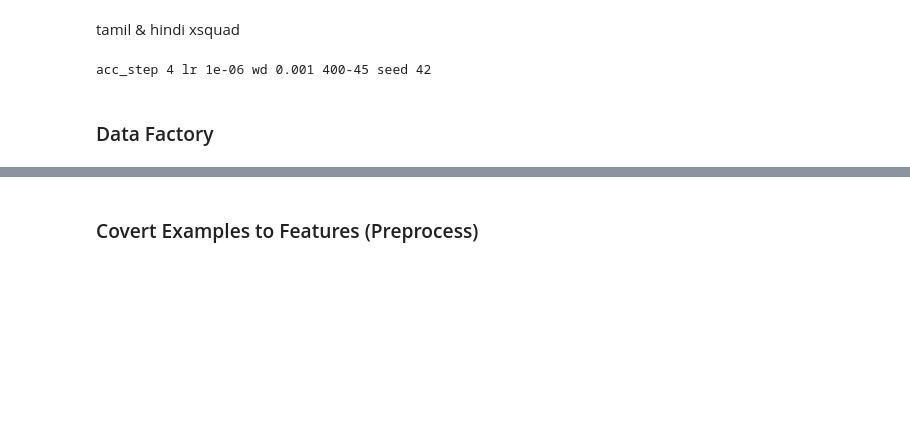
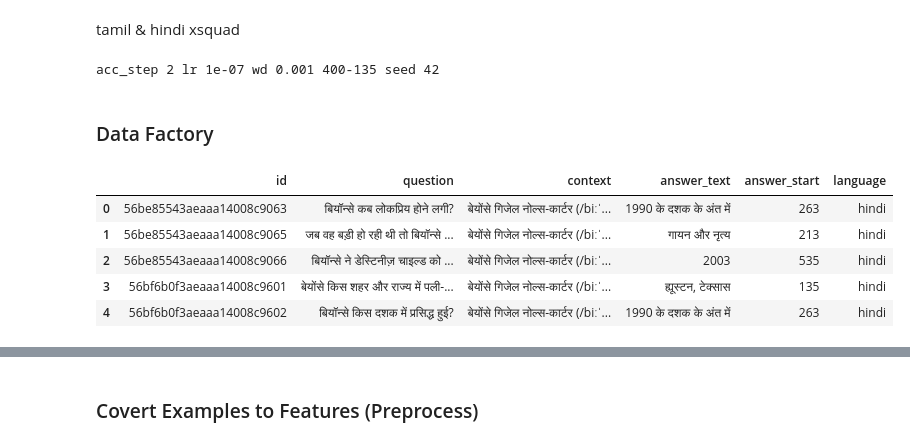
Before and after one commit to aruaru0/kaggle_colab_notebooks_no01, a Jupyter notebook: chaii_qa_5_fold_xlmroberta_torch_fit_multi_sample_dropout.ipynb, the cells around one changed output, grey strips where cells are left out. Drawn from its saved outputs; the diff is of its cells as text; code cells hidden in the pictures; blank space fills up the shorter version.

```diff
--- a/chaii_qa_5_fold_xlmroberta_torch_fit_multi_sample_dropout.ipynb
+++ b/chaii_qa_5_fold_xlmroberta_torch_fit_multi_sample_dropout.ipynb
@@ -284,23 +283,23 @@ class Config:
     fp16 = True if APEX_INSTALLED else False
     fp16_opt_level = "O1"
 
-    gradient_accumulation_steps =  4#@param {type:"integer"}
+    gradient_accumulation_steps =  2#@param {type:"integer"}
 
     # tokenizer
     tokenizer_name = "../input/xlm-roberta-squad2/deepset/xlm-roberta-large-squad2"
 #    max_seq_length = 384
 #    doc_stride = 128
     max_seq_length =  400#@param {type:"integer"}
-    doc_stride =  45#@param {type:"integer"}
+    doc_stride =  135#@param {type:"integer"}
 
     # train
-    epochs =  7#@param {type:"integer"}
+    epochs =  12#@param {type:"integer"}
     train_batch_size = 4
     eval_batch_size = 8
 
     # optimizer
     optimizer_type = 'AdamW'
-    learning_rate =  1e-6#@param {type:"number"}
+    learning_rate =  1e-7#@param {type:"number"}
     weight_decay =   1e-3#@param {type:"number"}
     epsilon = 1e-10 #@param {type:"number"}
     max_grad_norm = 1.0 #@param {type:"number"}
@@ -308,7 +307,7 @@ class Config:
     # scheduler
     decay_name = 'linear-warmup'
     warmup_ratio = 0.1
-    scheduler_step = 7#@param {type:"integer"}
+    scheduler_step = 12#@param {type:"integer"}
 
     # logging
     ####logging_steps = 10
@@ -323,7 +322,7 @@ print("acc_step", Config.gradient_accumulation_steps,
       "{}-{}".format(Config.max_seq_length, Config.doc_stride),
       "seed", Config.seed)
 # %% [output]
-acc_step 4 lr 1e-06 wd 0.001 400-45 seed 42
+acc_step 2 lr 1e-07 wd 0.001 400-135 seed 42
 # %% [markdown]
 ### Data Factory
 # %%
@@ -332,3 +331,27 @@ acc_step 4 lr 1e-06 wd 0.001 400-45 seed 42
 # %%
 #external_tamil_xquad['language'] = "tamil"
 #external_tamil_xquad.head()
+# %%
+import ast
+external_tamil_xquad2 = pd.read_csv('/content/input/google-translated-squad20-to-hindi-and-tamil/squad_ta.csv')
+
+text, start = [], []
+for i in range(len(external_hindi_xquad2)):
+  ans = external_hindi_xquad2['answers'][i]
+  dic = ast.literal_eval(ans)[0]
+  text.append(dic['text'])
+  start.append(dic['answer_start'])
+
+external_hindi_xquad2['answer_text'] = text
+external_hindi_xquad2['answer_start'] = start
+external_hindi_xquad2['language'] = "hindi"
+
+external_hindi_xquad2 = external_hindi_xquad2.drop(['answers','c_id','is_in'], axis=1)
+external_hindi_xquad2.head()
+# %% [output]
+|  | id | question | context | answer_text | answer_start | language |
+| 0 | 56be85543aeaaa14008c9063 | बियॉन्से कब लोकप्रिय होने लगी? | बेयोंसे गिजेल नोल्स-कार्टर (/biːˈ... | 1990 के दशक के अंत में | 263 | hindi |
+| 1 | 56be85543aeaaa14008c9065 | जब वह बड़ी हो रही थी तो बियॉन्से ... | बेयोंसे गिजेल नोल्स-कार्टर (/biːˈ... | गायन और नृत्य | 213 | hindi |
+| 2 | 56be85543aeaaa14008c9066 | बियॉन्से ने डेस्टिनीज़ चाइल्ड को ... | बेयोंसे गिजेल नोल्स-कार्टर (/biːˈ... | 2003 | 535 | hindi |
+| 3 | 56bf6b0f3aeaaa14008c9601 | बेयोंसे किस शहर और राज्य में पली-... | बेयोंसे गिजेल नोल्स-कार्टर (/biːˈ... | ह्यूस्टन, टेक्सास | 135 | hindi |
+| 4 | 56bf6b0f3aeaaa14008c9602 | बियॉन्से किस दशक में प्रसिद्ध हुई? | बेयोंसे गिजेल नोल्स-कार्टर (/biːˈ... | 1990 के दशक के अंत में | 263 | hindi |
```
Also changed, not shown: parts of 14 cells of this notebook.
